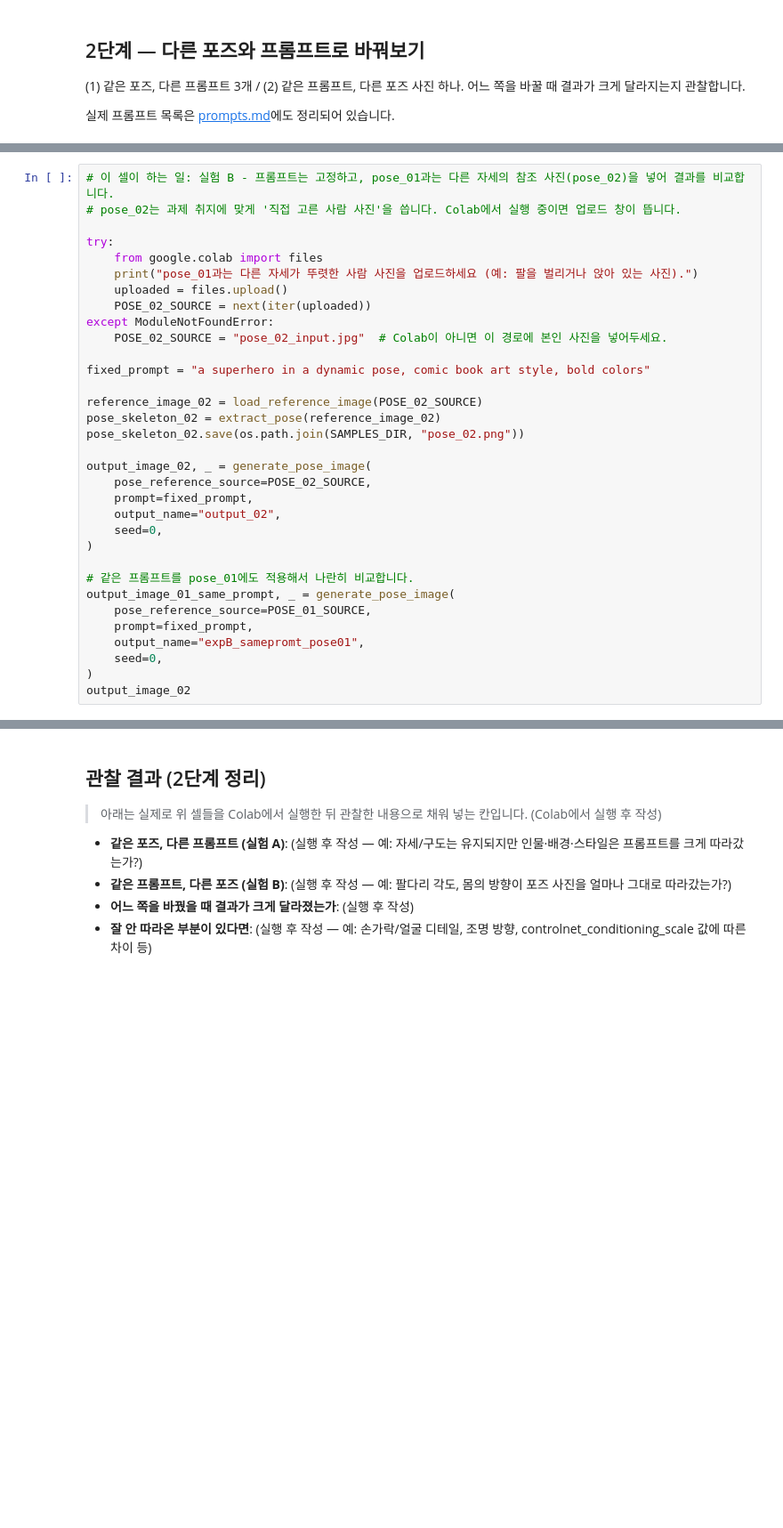
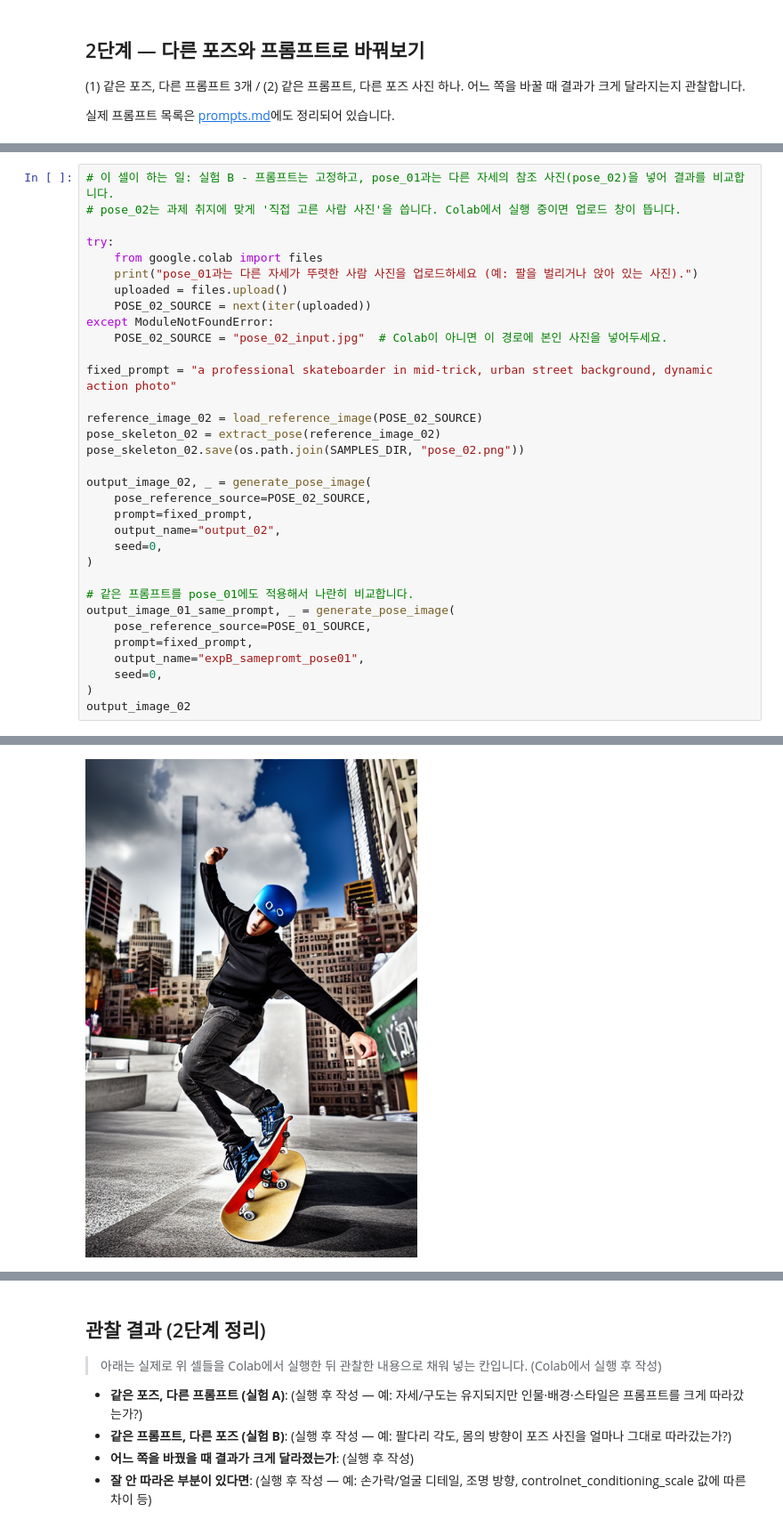
Before and after one commit to rubilisa08/pose-image-tool, a Jupyter notebook: pose_tool.ipynb, the cells around one changed output, grey strips where cells are left out. Shown at 89% size. Cells and saved outputs as stored; diff of their text form; blank space fills up the shorter version.

```diff
--- a/pose_tool.ipynb
+++ b/pose_tool.ipynb
@@ -195,7 +221,7 @@ try:
 except ModuleNotFoundError:
     POSE_02_SOURCE = "pose_02_input.jpg"  # Colab이 아니면 이 경로에 본인 사진을 넣어두세요.
 
-fixed_prompt = "a superhero in a dynamic pose, comic book art style, bold colors"
+fixed_prompt = "a professional skateboarder in mid-trick, urban street background, dynamic action photo"
 
 reference_image_02 = load_reference_image(POSE_02_SOURCE)
 pose_skeleton_02 = extract_pose(reference_image_02)
@@ -216,3 +242,4 @@ output_image_01_same_prompt, _ = generate_pose_image(
     seed=0,
 )
 output_image_02
+# %% [output]
@@ -218,0 +251 @@ output_image_02
+[figure, added]
```
Also changed, not shown: parts of 9 cells of this notebook.
